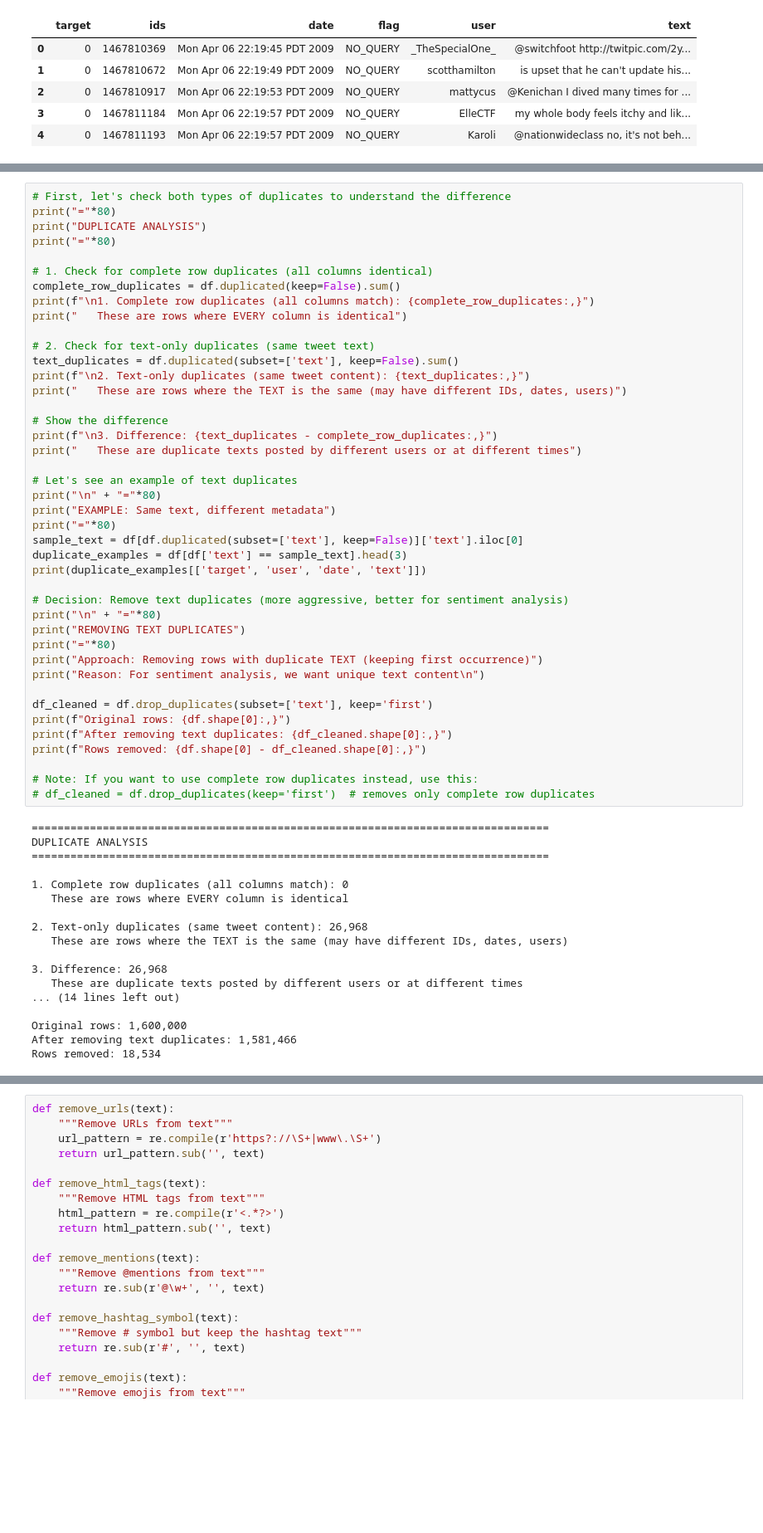
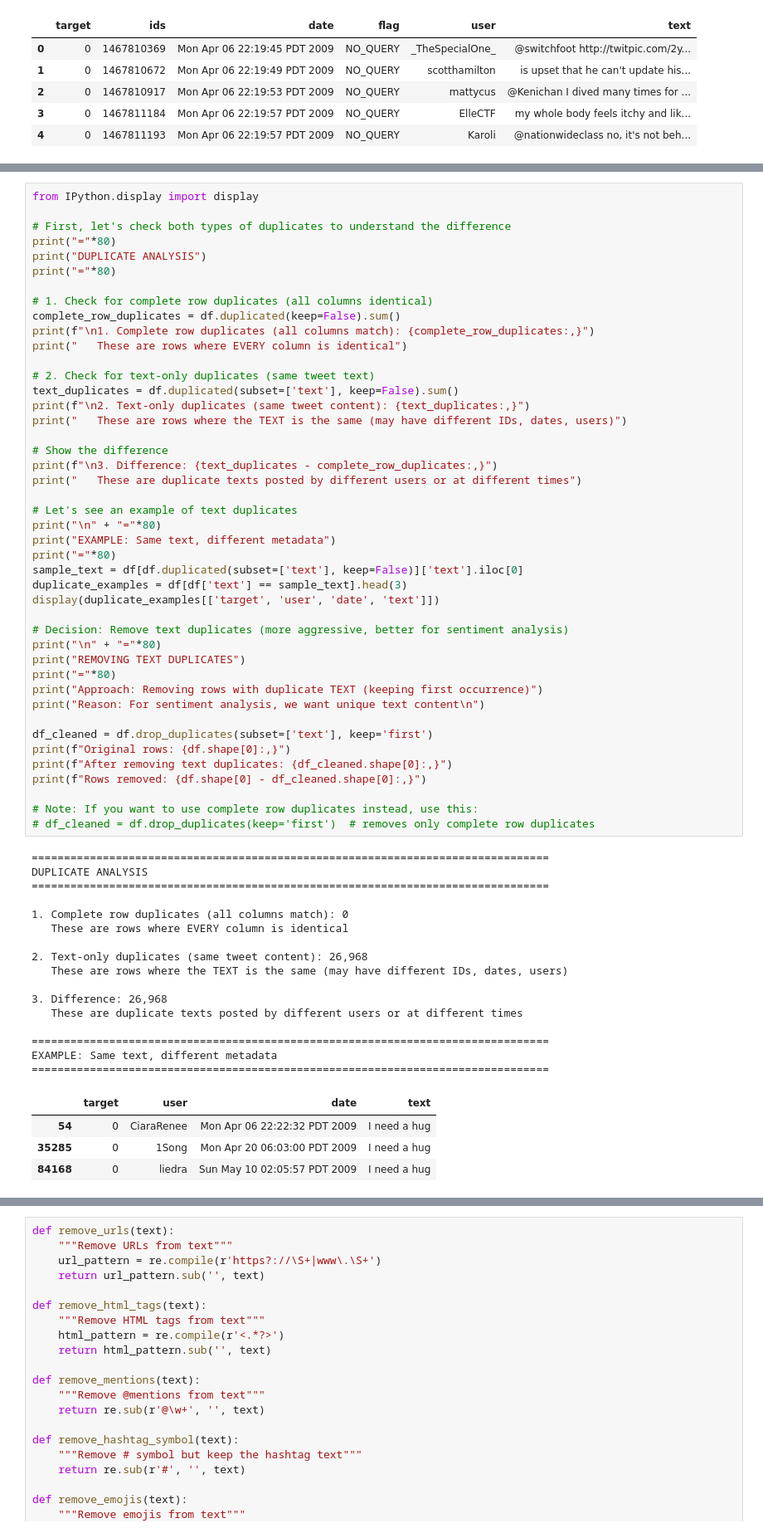
Before and after one commit to mhleethomas/Nat_Lang_Engr_Meth_Tools, a Jupyter notebook: Assignment1/MingHsiangLee_Assignment1.ipynb, the cells around one changed output, grey strips where cells are left out. Shown at 83% size. Drawn from its saved outputs; the diff is of its cells as text; blank space fills up the shorter version.

```diff
--- a/Assignment1/MingHsiangLee_Assignment1.ipynb
+++ b/Assignment1/MingHsiangLee_Assignment1.ipynb
@@ -217,4 +179,6 @@ Name: count, dtype: int64
 # %%
+from IPython.display import display
+
 # First, let's check both types of duplicates to understand the difference
 print("="*80)
 print("DUPLICATE ANALYSIS")
@@ -240,37 +204,40 @@ print("EXAMPLE: Same text, different metadata")
 print("="*80)
 sample_text = df[df.duplicated(subset=['text'], keep=False)]['text'].iloc[0]
 duplicate_examples = df[df['text'] == sample_text].head(3)
-print(duplicate_examples[['target', 'user', 'date', 'text']])
+display(duplicate_examples[['target', 'user', 'date', 'text']])
 
 # Decision: Remove text duplicates (more aggressive, better for sentiment analysis)
 print("\n" + "="*80)
 print("REMOVING TEXT DUPLICATES")
 print("="*80)
 print("Approach: Removing rows with duplicate TEXT (keeping first occurrence)")
 print("Reason: For sentiment analysis, we want unique text content\n")
 
 df_cleaned = df.drop_duplicates(subset=['text'], keep='first')
 print(f"Original rows: {df.shape[0]:,}")
 print(f"After removing text duplicates: {df_cleaned.shape[0]:,}")
 print(f"Rows removed: {df.shape[0] - df_cleaned.shape[0]:,}")
 
 # Note: If you want to use complete row duplicates instead, use this:
 # df_cleaned = df.drop_duplicates(keep='first')  # removes only complete row duplicates
 # %% [output]
 ================================================================================
 DUPLICATE ANALYSIS
 ================================================================================
 
 1. Complete row duplicates (all columns match): 0
    These are rows where EVERY column is identical
 
 2. Text-only duplicates (same tweet content): 26,968
    These are rows where the TEXT is the same (may have different IDs, dates, users)
 
 3. Difference: 26,968
    These are duplicate texts posted by different users or at different times
-... (14 lines left out)
 
-Original rows: 1,600,000
-After removing text duplicates: 1,581,466
-Rows removed: 18,534
+================================================================================
+EXAMPLE: Same text, different metadata
+================================================================================
+|  | target | user | date | text |
+| 54 | 0 | CiaraRenee | Mon Apr 06 22:22:32 PDT 2009 | I need a hug |
+| 35285 | 0 | 1Song | Mon Apr 20 06:03:00 PDT 2009 | I need a hug |
+| 84168 | 0 | liedra | Sun May 10 02:05:57 PDT 2009 | I need a hug |
```
Also changed, not shown: parts of 22 cells of this notebook, 1 other file.
